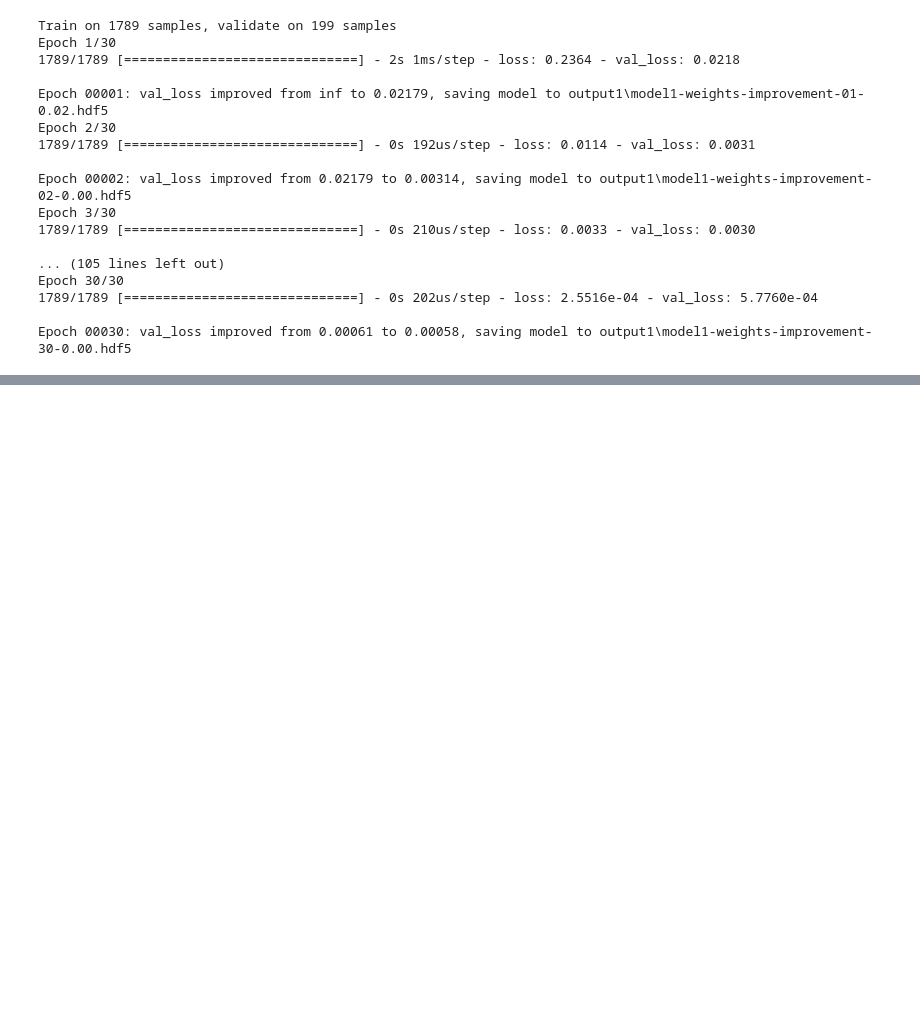
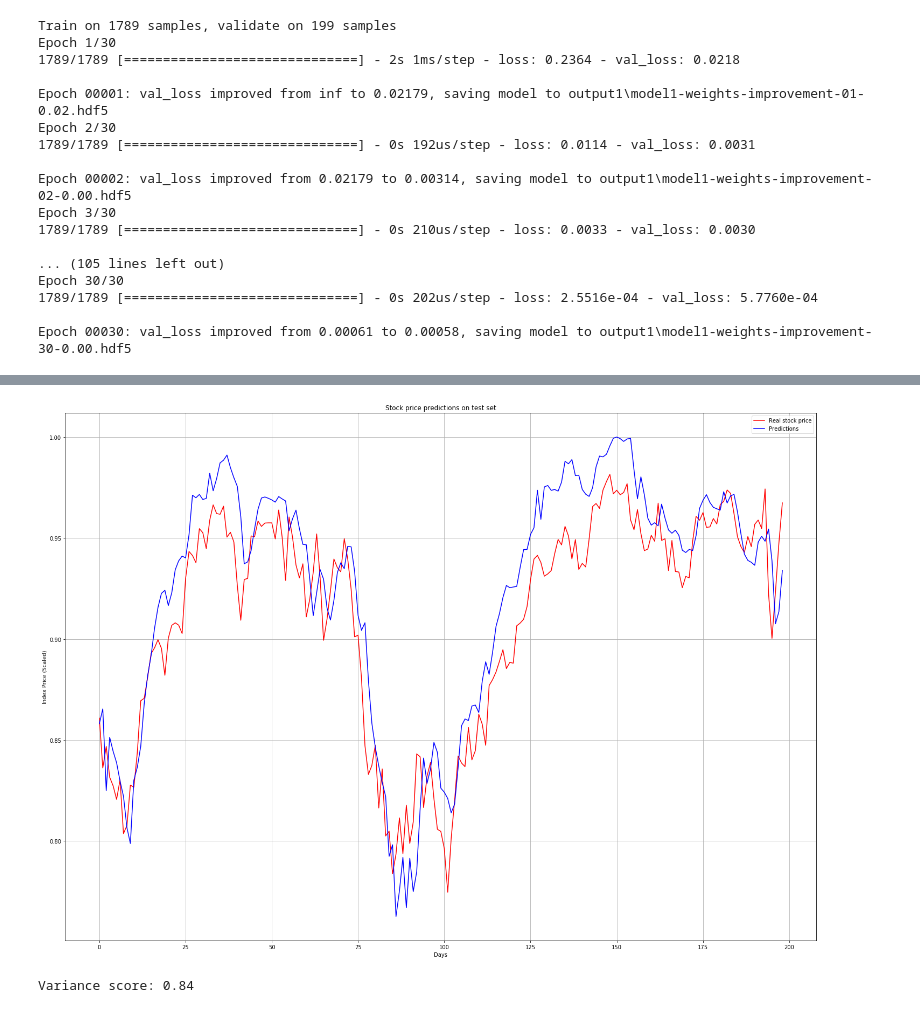
Before and after one commit to vishnugopu/Stock_predictions, a Jupyter notebook: StockPredictions.ipynb, the cells around one changed output, grey strips where cells are left out. Saved outputs shown, nothing was run; the diff lists cells and outputs as text; code cells hidden in the pictures; blank space fills up the shorter version.

```diff
--- a/StockPredictions.ipynb
+++ b/StockPredictions.ipynb
@@ -541,0 +544,2 @@ Epoch 00030: val_loss improved from 0.00061 to 0.00058, saving model to output1\
+# %%
+predictions1=model1.predict(dj_rightdates_test)
@@ -541,0 +564,17 @@ Epoch 00030: val_loss improved from 0.00061 to 0.00058, saving model to output1\
+# %%
+plt.plot(dj_label_test, 'r', label='Real stock price')
+# b is for "solid blue line"
+plt.plot(predictions1, 'b', label='Predictions')
+plt.title('Stock price predictions on test set')
+plt.xlabel('Days')
+plt.ylabel('Index Price (Scaled)')
+plt.grid()
+plt.legend()
+plt.show()
+# %% [output]
+[figure, added]
+# %%
+from sklearn.metrics import r2_score
+print('Variance score: %.2f' % r2_score(predictions1, dj_label_test))
+# %% [output]
+Variance score: 0.84
```
Also changed, not shown: parts of 2 cells of this notebook.
